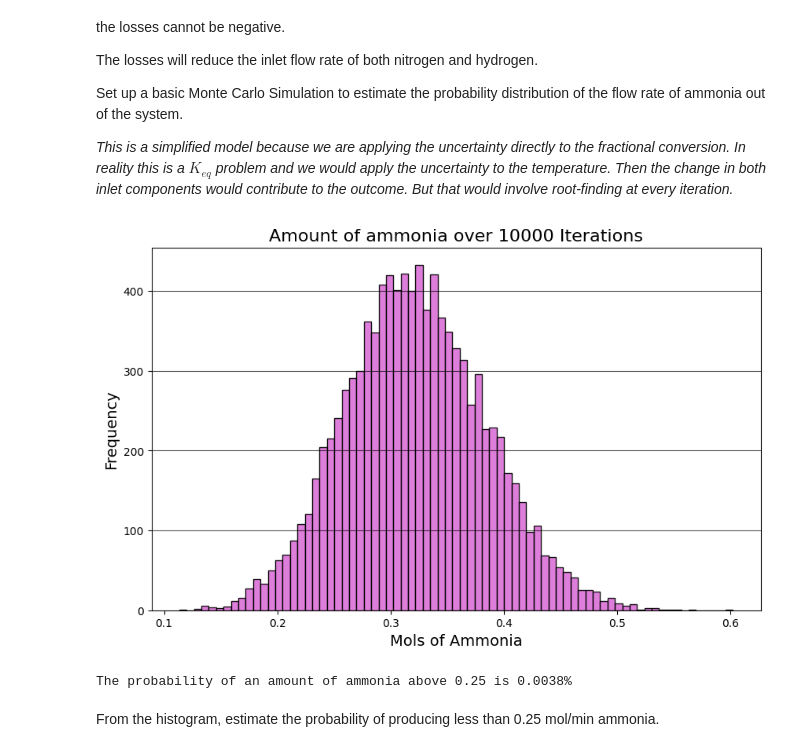
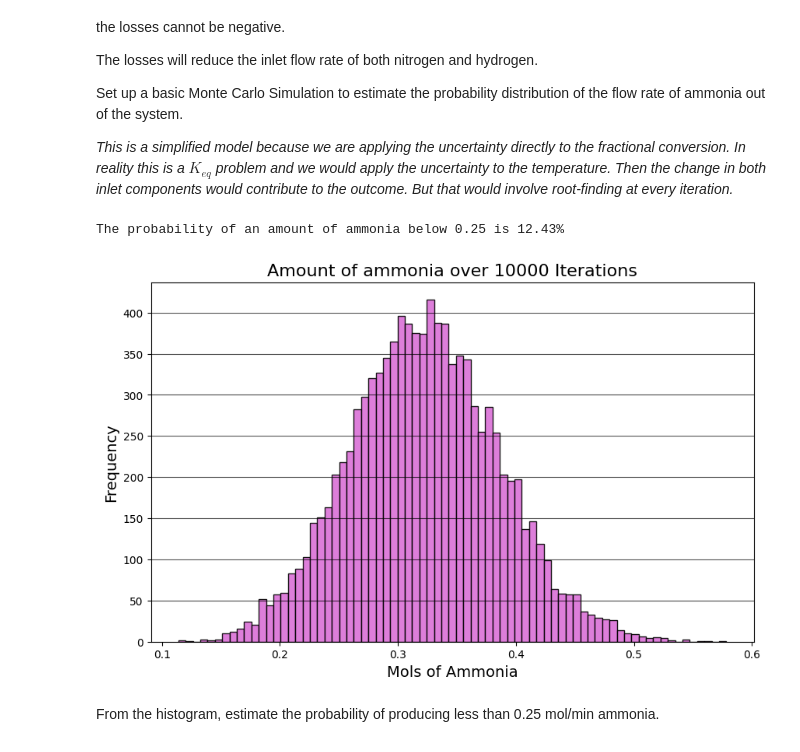
Before and after one commit to Apostle-of-Laplace/College, a Jupyter notebook: CBEE 213 Code/Studio 4/Studio 4 - Monte Carlo - Template_24.ipynb, the cells around one changed output. Cells and saved outputs as stored; diff of their text form; code cells hidden in the pictures.

Commit message:
Slight fix to the probability calculation. Otherwise the studio is solid

```diff
--- a/CBEE 213 Code/Studio 4/Studio 4 - Monte Carlo - Template_24.ipynb
+++ b/CBEE 213 Code/Studio 4/Studio 4 - Monte Carlo - Template_24.ipynb
@@ -302,40 +302,44 @@ def data_collector(iterations):
         c_varied = (0.95 * given_c) + (0.075 * given_c) * np.random.randn()
 
         flow_rates_out = flow_finder(a_varied, b_varied, c_varied, frac_varied)
 
         flow_rate_variables_dict[i] = {
             'A': flow_rates_out[0],
             'B': flow_rates_out[1],
             'C': flow_rates_out[2],
             'frac': frac_varied
         }
 
     def plot_histogram(flow_rate_variables_dict, iterations):
 
         frac_values = [entry['C'] for entry in flow_rate_variables_dict.values()]
 
         plt.figure(figsize=(10,6))
         plt.hist(frac_values, bins=75, color='orchid', edgecolor='black', alpha=0.9)
         plt.title(f'Amount of ammonia over {iterations} Iterations', fontsize=16)
         plt.xlabel('Mols of Ammonia', fontsize=14)
         plt.ylabel('Frequency', fontsize=14)
         plt.grid(axis='y', alpha=0.7, color='black')
         plt.show()
 
+
+    species_c_mean = np.mean([entry['C'] for entry in flow_rate_variables_dict.values()])
+    species_c_std = np.std([entry['C'] for entry in flow_rate_variables_dict.values()])
+
+    z = (0.25 - species_c_mean)/ species_c_std
+    prob = st.norm.cdf(z)
+    prob_rounded = np.round(prob, 4) * 100
+    print(f'The probability of an amount of ammonia below 0.25 is {prob_rounded}%')
+
     histogram = plot_histogram(flow_rate_variables_dict, iterations)
-
-    z = (0.17 - 0.25)/ 0.03
-    prob = st.norm.cdf(z)
-    prob_rounded = np.round(prob, 4)
-    print(f'The probability of an amount of ammonia above 0.25 is {prob_rounded}%')
 
     return flow_rate_variables_dict, histogram
 
 dud_value = 10000
 run_test = data_collector(dud_value)
 # %% [output]
+The probability of an amount of ammonia below 0.25 is 12.43%
-[figure, old version]
+[figure, new version]
-The probability of an amount of ammonia above 0.25 is 0.0038%
 # %% [markdown]
 From the histogram, estimate the probability of producing less than 0.25 mol/min ammonia.
 # %% [markdown]
```
Also changed, not shown: parts of 2 cells of this notebook.
